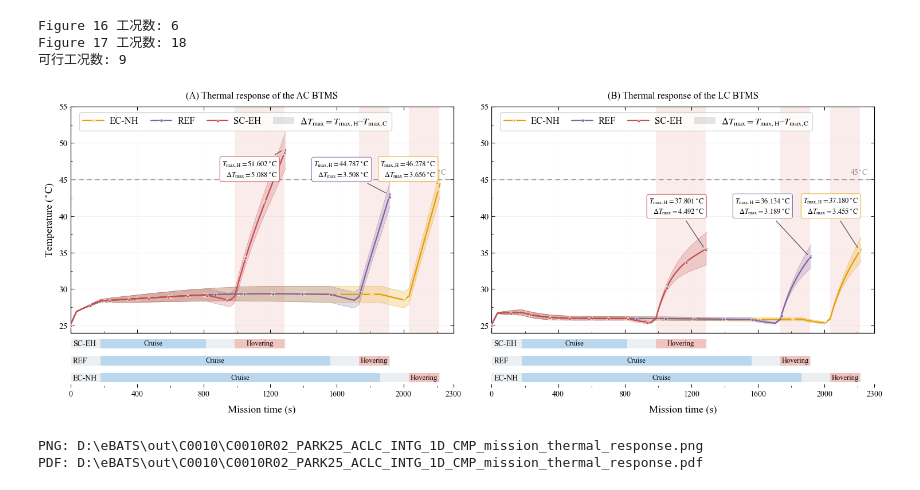
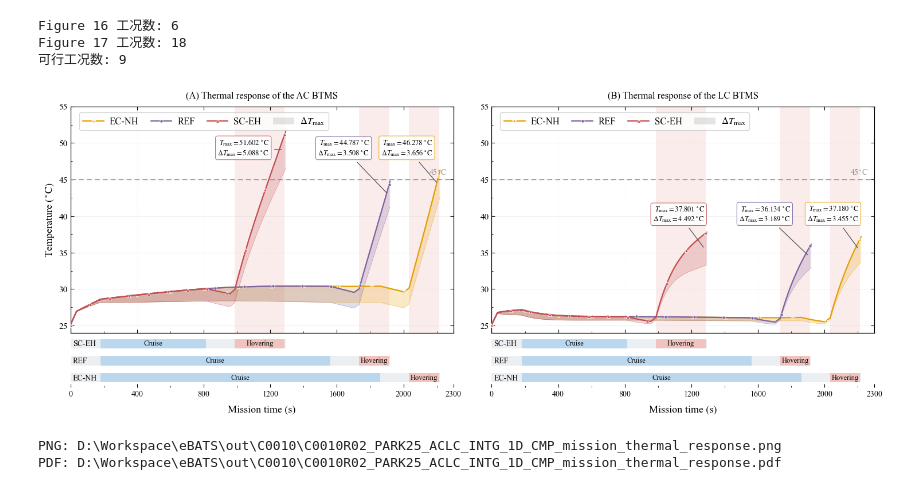
Before and after one commit to sxwd4ever/eBATS, a Jupyter notebook: cases/C0010/C0010_plot.ipynb, the cells around one changed output. Cells and saved outputs as stored; diff of their text form; code cells hidden in the pictures.

Commit message:
update the plots for sec. 4.4

```diff
--- a/cases/C0010/C0010_plot.ipynb
+++ b/cases/C0010/C0010_plot.ipynb
@@ -321,9 +321,12 @@ for key, history in RAW_1D_HISTORIES.items():
         raise ValueError(f'Unexpected initial 1D temperature: {key}')
     peak_index, difference_index = int(np.argmax(upper)), int(np.argmax(difference))
     peak = {
-        'Tmax_C': float(upper[peak_index]), 'Tmax_time_s': float(time[peak_index]),
-        'DTmax_C': float(difference[difference_index]), 'DTmax_time_s': float(time[difference_index]),
-        'DTmax_upper_C': float(upper[difference_index]), 'DTmax_lower_C': float(lower[difference_index]),
+        'Tmax_C': float(upper[peak_index]),
+        'Tmax_time_s': float(time[peak_index]),
+        'DTmax_C': float(difference[difference_index]),
+        'DTmax_time_s': float(time[difference_index]),
+        'DTmax_upper_C': float(upper[difference_index]),
+        'DTmax_lower_C': float(lower[difference_index]),
     }
     reference = model_summary.loc[key]
     measured = [peak['Tmax_C'], peak['DTmax_C'], peak['Tmax_time_s'], peak['DTmax_time_s']]
@@ -445,7 +448,7 @@ curve_dict = {
         "data": ac_long,
         "peak": FIG16_EXTREMA[('long', 'AC')],
         "stage_bounds": MISSIONS["long"]['stage_bounds'],
-        "offset_text": (-25, 0),
+        "offset_text": (-45, 3),
         "y_stage": 0},
     'ac_baseline': {
         "mission": "Baseline",
@@ -454,7 +457,7 @@ curve_dict = {
         "data": ac_baseline,
         "peak": FIG16_EXTREMA[('baseline', 'AC')],
         "stage_bounds": MISSIONS["baseline"]['stage_bounds'],
-        "offset_text": (-125, 0),
+        "offset_text": (-125, 3),
         "y_stage": 1},
     'ac_short': {
         "mission": "Short",
@@ -463,7 +466,7 @@ curve_dict = {
         "data": ac_short,
         "peak": FIG16_EXTREMA[('short', 'AC')],
         "stage_bounds": MISSIONS["short"]['stage_bounds'],
-        "offset_text": (-50, 0),
+        "offset_text": (-100, 3),
         "y_stage": 2},
     'lc_long': {
         "mission": "Long",
@@ -472,7 +475,7 @@ curve_dict = {
         "data": lc_long,
         "peak": FIG16_EXTREMA[('long', 'LC')],
         "stage_bounds": MISSIONS["long"]['stage_bounds'],
-        "offset_text": (-15, -5),
+        "offset_text": (-15, -6),
         "y_stage": 0},
     'lc_baseline': {
         "mission": "Baseline",
@@ -480,7 +483,7 @@ curve_dict = {
         "cooling": "LC",
         "data": lc_baseline,
         "peak": FIG16_EXTREMA[('baseline', 'LC')],
-        "offset_text": (-125, -5),
+        "offset_text": (-125, -6),
         "stage_bounds": MISSIONS["baseline"]['stage_bounds'],
         "y_stage": 1},
     'lc_short': {
@@ -489,7 +492,7 @@ curve_dict = {
         "cooling": "LC",
         "data": lc_short,
         "peak": FIG16_EXTREMA[('short', 'LC')],
-        "offset_text": (-15, -5),
+        "offset_text": (-15, -6),
         "stage_bounds": MISSIONS["short"]['stage_bounds'],
         "y_stage": 2},
 }
@@ -543,7 +546,7 @@ for key, value in curve_dict.items():
 
     line, = ax.plot(
         val_time,
-        val_mid,
+        val_max,
         markevery=max(1, len(value['data']['time_s']) // 11),
         label=mission_abbr,
         **line_style[mission_name],
@@ -575,13 +578,18 @@ for key, value in curve_dict.items():
     center_y = (peak['DTmax_upper_C'] + peak['DTmax_lower_C']) / 2
     offset_x, offset_y = value["offset_text"]
 
-    label = rf'$T_\mathrm{{\max, H}}={peak["Tmax_C"]:.3f}\,^\circ\mathrm{{C}}$' + '\n' + rf'$\Delta T_\mathrm{{\max}}={peak["DTmax_C"]:.3f}\,^\circ\mathrm{{C}}$'
+    label = rf'$T_\max={peak["Tmax_C"]:.3f}\,^\circ\mathrm{{C}}$' + '\n' + rf'$\Delta T_\max={peak["DTmax_C"]:.3f}\,^\circ\mathrm{{C}}$'
     # print(f'line color for mission {mission_name} is', line_style)
     # ax.add_patch(Ellipse((center_x, center_y), height=peak['DTmax_C'] + 1.20,
     # edgecolor=line_style[mission_name]['color'], **ellipse_style))
 
     # Annotation for the peak temperature at the center of the ellipse
-    ax.annotate(label, xy=(center_x -15, center_y), xytext=(center_x + offset_x, y_annotation + offset_y), bbox=dict(box_style, edgecolor=line_style[mission_name]['color']), **callout_style)
+    ax.annotate(
+        label,
+        xy=(center_x - 15, center_y),
+        xytext=(center_x + offset_x, y_annotation + offset_y),
+        bbox=dict(box_style, edgecolor=line_style[mission_name]['color']),
+        **callout_style)
 
     y_stage = value['y_stage']
 
@@ -599,7 +607,7 @@ axes = [(ax_ac, ax_stage_ac), (ax_lc, ax_stage_lc)]
 
 legend_style = dict(loc='upper left', bbox_to_anchor=(0.01, 0.995), ncol=4, frameon=True, alignment='left', fontsize=font_size,
                     handlelength=2.2, handletextpad=0.6, columnspacing=1.25)
-band_handle = Patch(facecolor='#888888', alpha=0.22, label=r'$\Delta T_\max = T_\mathrm{\max,H}$–$T_\mathrm{\max,C}$')
+band_handle = Patch(facecolor='#888888', alpha=0.22, label=r'$\Delta T_\max$')
 
 for ax, ax_stage in axes:
     ax.axhline(T_LIMIT, **limit_style)
@@ -625,36 +633,36 @@ for ax, ax_stage in axes:
 
     ax_stage.set(**stage_limits)
     ax_stage.set_xlabel('Mission time (s)', fontsize=font_size + 1, labelpad=9)
     ax_stage.tick_params(axis='x', direction='in', labelsize=font_size - 2)
     ax_stage.tick_params(axis='y', direction='in', labelsize=font_size - 2)
 
     ax_stage.set_yticklabels([])
     # stage_labels = ax_stage.get_yticklabels()
     # stage_labels[0].set_color(line_style['short']['color'])
     # stage_labels[1].set_color(line_style['baseline']['color'])
     # stage_labels[2].set_color(line_style['long']['color'])
 
     # ax_stage.grid(axis='x', color='0.89', linewidth=0.55, linestyle=':', alpha=0.65)
     # ax_stage.grid(axis='y', color='0.88', linewidth=0.6, alpha=0.65)
 
     ax_stage.set_axisbelow(True)
     ax_stage.spines[:].set_visible(False)
 
 
 # Save and display.
 figure_name = f'{RESULT_ID}_PARK{AMBIENT_C:02d}_ACLC_INTG_1D_CMP_mission_thermal_response'
 OUTPUT_DIR.mkdir(parents=True, exist_ok=True)
 png_file = OUTPUT_DIR / f'{figure_name}.png'
 pdf_file = OUTPUT_DIR / f'{figure_name}.pdf'
 fig16.savefig(png_file, dpi=DPI, bbox_inches='tight', facecolor='white')
 fig16.savefig(pdf_file, bbox_inches='tight', facecolor='white')
 plt.show()
 print('PNG:', png_file)
 print('PDF:', pdf_file)
 # %% [output]
-[figure, old version]
+[figure, new version]
-PNG: D:\eBATS\out\C0010\C0010R02_PARK25_ACLC_INTG_1D_CMP_mission_thermal_response.png
-PDF: D:\eBATS\out\C0010\C0010R02_PARK25_ACLC_INTG_1D_CMP_mission_thermal_response.pdf
+PNG: D:\Workspace\eBATS\out\C0010\C0010R02_PARK25_ACLC_INTG_1D_CMP_mission_thermal_response.png
+PDF: D:\Workspace\eBATS\out\C0010\C0010R02_PARK25_ACLC_INTG_1D_CMP_mission_thermal_response.pdf
 # %%
 # Figure 17: create the figure, plot cases, then add regions, outlines, arrows, and legends.
 import numpy as np
```
Also changed, not shown: parts of 3 cells of this notebook.
